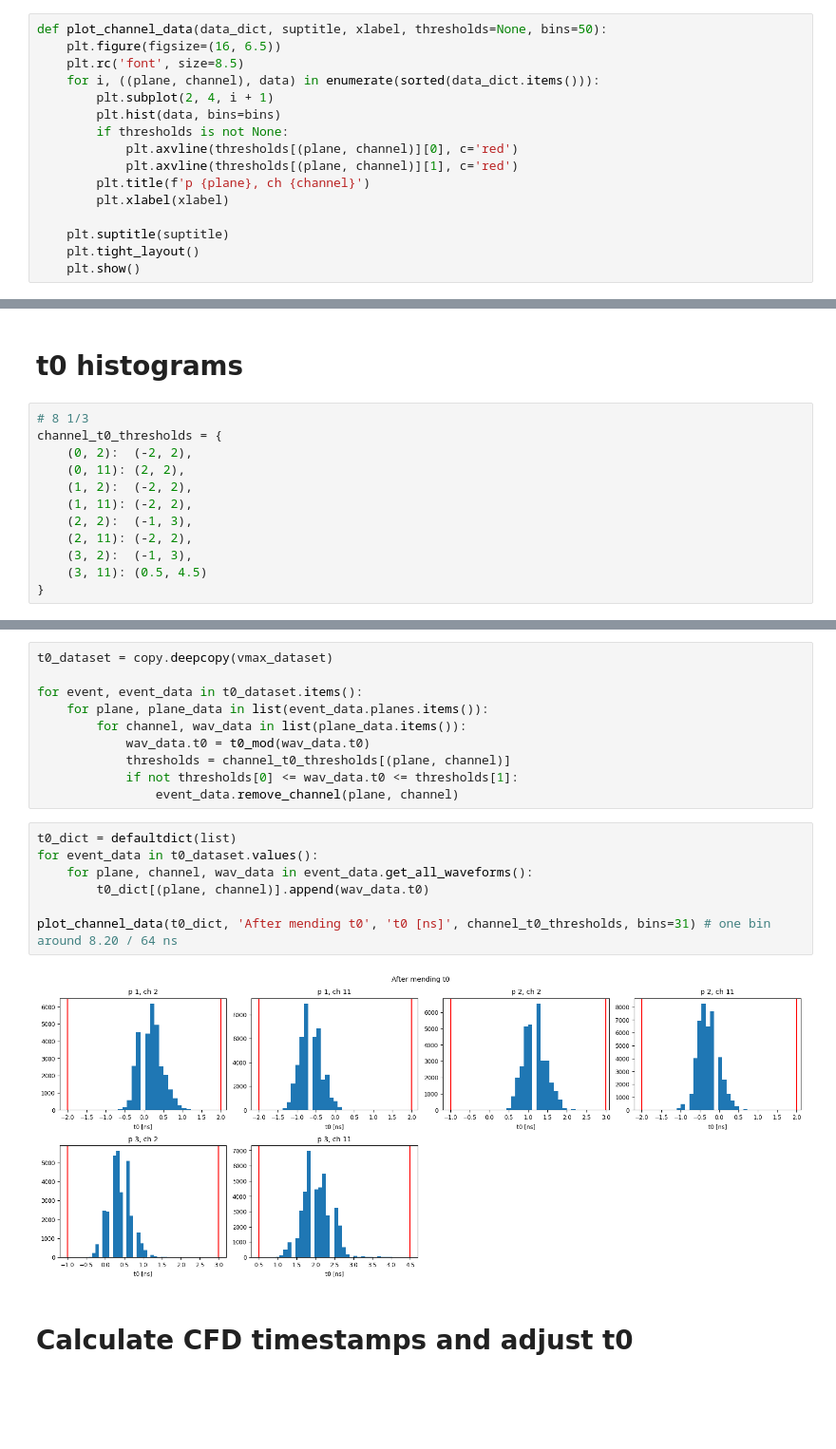
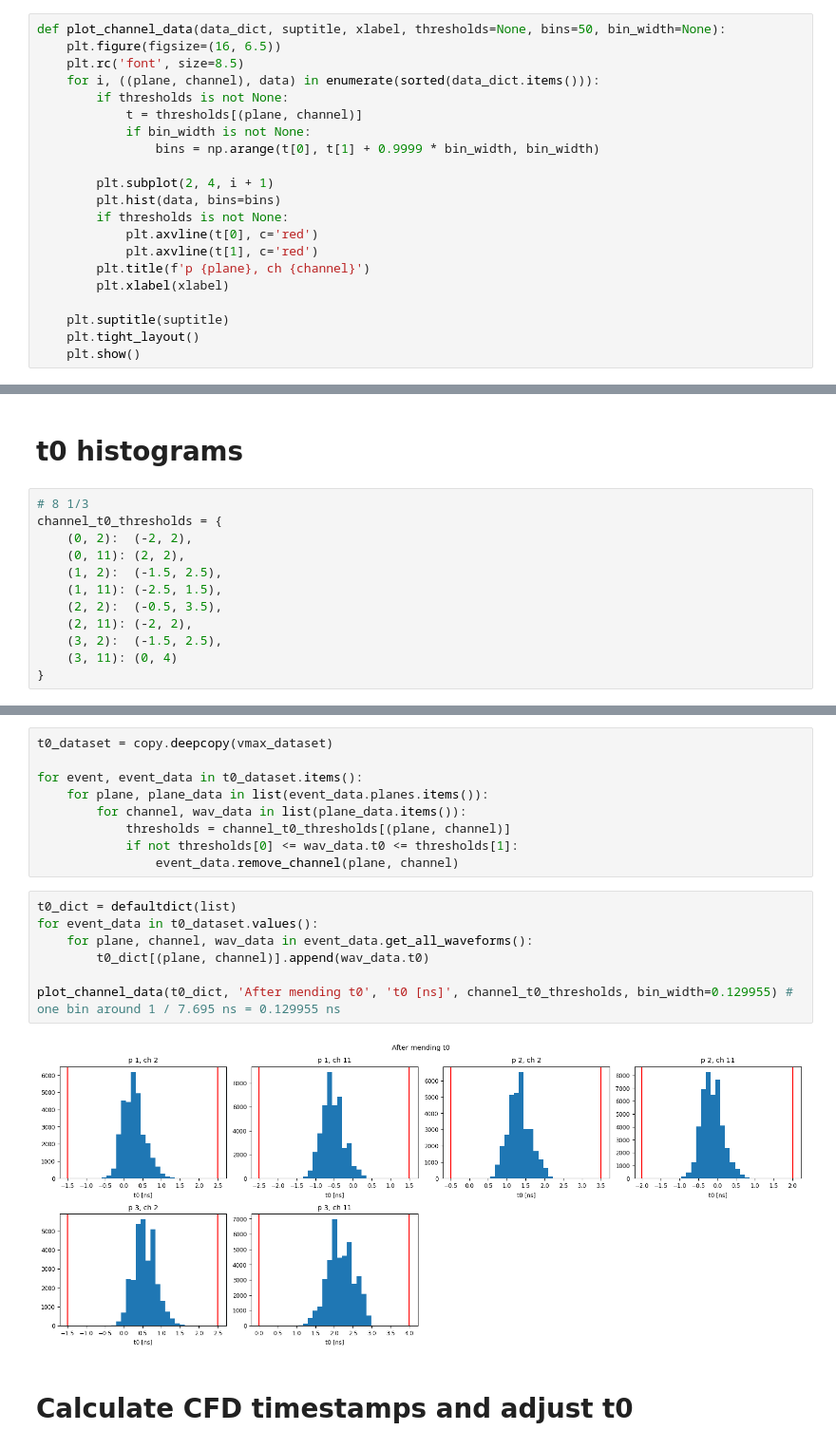
Before and after one commit to MatiXOfficial/pps-timing-ml, a Jupyter notebook: notebooks/dataset/produce_dataset.ipynb, the cells around one changed output, grey strips where cells are left out. Shown at 95% size. Cells and saved outputs as stored; diff of their text form; blank space fills up the shorter version.

```diff
--- a/notebooks/dataset/produce_dataset.ipynb
+++ b/notebooks/dataset/produce_dataset.ipynb
@@ -47,15 +47,20 @@ plt.show()
 # %% [markdown]
 # Utils
 # %%
-def plot_channel_data(data_dict, suptitle, xlabel, thresholds=None, bins=50):
+def plot_channel_data(data_dict, suptitle, xlabel, thresholds=None, bins=50, bin_width=None):
     plt.figure(figsize=(16, 6.5))
     plt.rc('font', size=8.5)
     for i, ((plane, channel), data) in enumerate(sorted(data_dict.items())):
+        if thresholds is not None:
+            t = thresholds[(plane, channel)]
+            if bin_width is not None:
+                bins = np.arange(t[0], t[1] + 0.9999 * bin_width, bin_width)
+
         plt.subplot(2, 4, i + 1)
         plt.hist(data, bins=bins)
         if thresholds is not None:
-            plt.axvline(thresholds[(plane, channel)][0], c='red')
-            plt.axvline(thresholds[(plane, channel)][1], c='red')
+            plt.axvline(t[0], c='red')
+            plt.axvline(t[1], c='red')
         plt.title(f'p {plane}, ch {channel}')
         plt.xlabel(xlabel)
 
@@ -111,11 +116,11 @@ plot_channel_data(vmax_histograms, 'After removing noisy and saturated events',
 channel_t0_thresholds = {
     (0, 2):  (-2, 2),
     (0, 11): (2, 2),
-    (1, 2):  (-2, 2),
-    (1, 11): (-2, 2),
-    (2, 2):  (-1, 3),
+    (1, 2):  (-1.5, 2.5),
+    (1, 11): (-2.5, 1.5),
+    (2, 2):  (-0.5, 3.5),
     (2, 11): (-2, 2),
-    (3, 2):  (-1, 3),
-    (3, 11): (0.5, 4.5)
+    (3, 2):  (-1.5, 2.5),
+    (3, 11): (0, 4)
 }
 # %%
@@ -136,19 +138,18 @@ t0_dataset = copy.deepcopy(vmax_dataset)
 for event, event_data in t0_dataset.items():
     for plane, plane_data in list(event_data.planes.items()):
         for channel, wav_data in list(plane_data.items()):
-            wav_data.t0 = t0_mod(wav_data.t0)
             thresholds = channel_t0_thresholds[(plane, channel)]
             if not thresholds[0] <= wav_data.t0 <= thresholds[1]:
                 event_data.remove_channel(plane, channel)
 # %%
 t0_dict = defaultdict(list)
 for event_data in t0_dataset.values():
     for plane, channel, wav_data in event_data.get_all_waveforms():
         t0_dict[(plane, channel)].append(wav_data.t0)
 
-plot_channel_data(t0_dict, 'After mending t0', 't0 [ns]', channel_t0_thresholds, bins=31) # one bin around 8.20 / 64 ns
+plot_channel_data(t0_dict, 'After mending t0', 't0 [ns]', channel_t0_thresholds, bin_width=0.129955) # one bin around 1 / 7.695 ns = 0.129955 ns
 # %% [output]
-[figure, old version]
+[figure, new version]
 # %% [markdown]
 # Calculate CFD timestamps and adjust t0
 # %%
```
Also changed, not shown: parts of 8 cells of this notebook, 2 other files.
